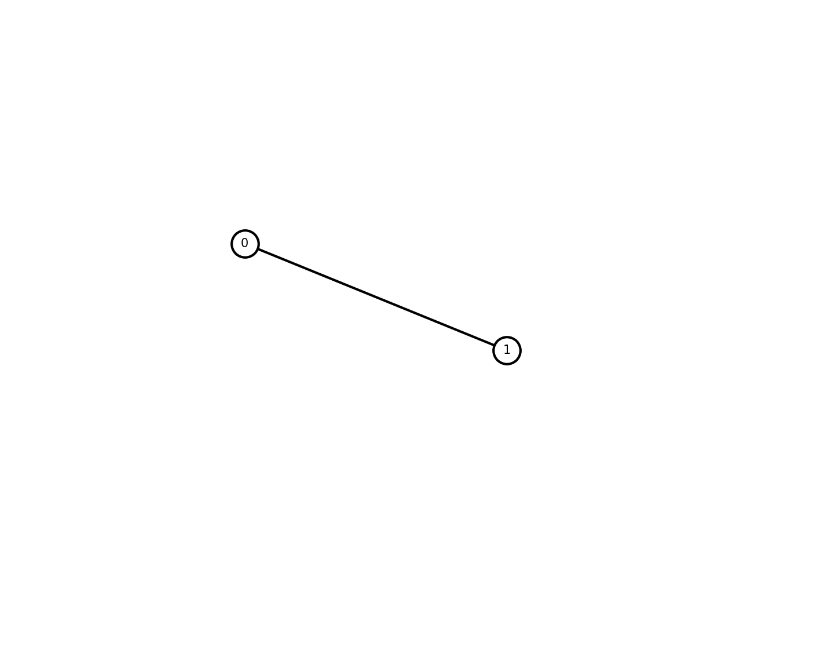
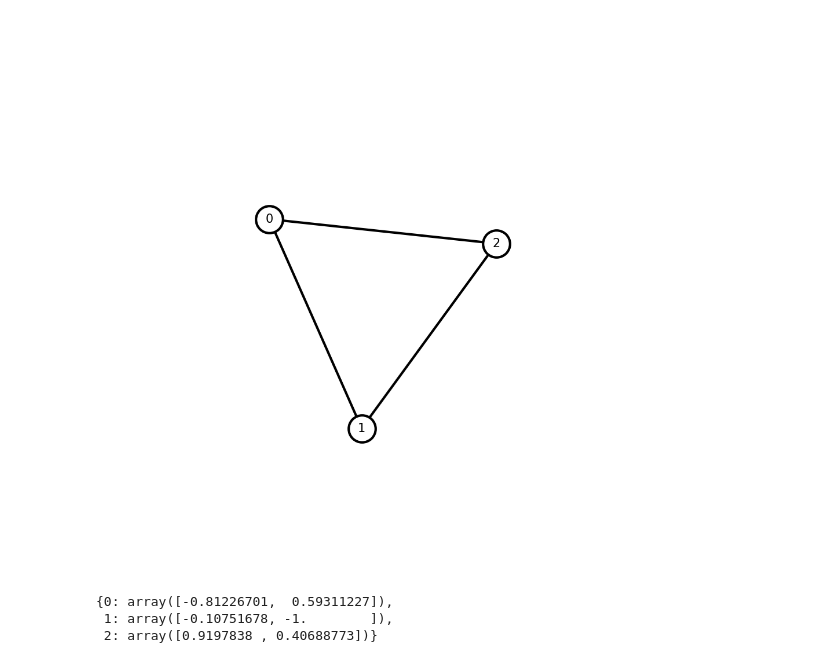
Before and after one commit to graphtex/notes, a Jupyter notebook: generate-training-data.ipynb, the cells around one changed output. Saved outputs shown, nothing was run; the diff lists cells and outputs as text; code cells hidden in the pictures; blank space fills up the shorter version.

```diff
--- a/generate-training-data.ipynb
+++ b/generate-training-data.ipynb
@@ -19,7 +19,7 @@ plt.rcParams['savefig.dpi'] = 300
 # %%
 all_labels = list(string.ascii_lowercase) + list(range(0, 10))
 
-n = 2
+n = 3
 p = 1
 
 # create graph
@@ -51,7 +51,7 @@ ax.set_aspect('equal', adjustable='box')
 plt.xlim([-2,2])
 plt.ylim([-2,2])
 plt.axis("off")
-plt.savefig('graph', bbox_inches='tight')
+plt.savefig('graph', bbox_inches='tight', pad_inches=0)
 plt.show()
 # %% [output]
 WARNING:matplotlib.font_manager:findfont: Font family 'Bradley Hand' not found.
@@ -75,3 +74,3 @@ WARNING:matplotlib.font_manager:findfont: Font family 'Bradley Hand' not found.
-[figure, old version]
+[figure, new version]
 # %%
 # Generate bounding box points for training data
@@ -115,4 +114,10 @@ for i in range(len(adjacency)):
 out = {"labels": torch.Tensor(labels), "boxes": torch.Tensor(boxes)}
+# %%
+pos
+# %% [output]
+{0: array([-0.81226701,  0.59311227]),
+ 1: array([-0.10751678, -1.        ]),
+ 2: array([0.9197838 , 0.40688773])}
 # %%
 out["boxes"]
 # %% [output]
```
Also changed, not shown: parts of 7 cells of this notebook.
